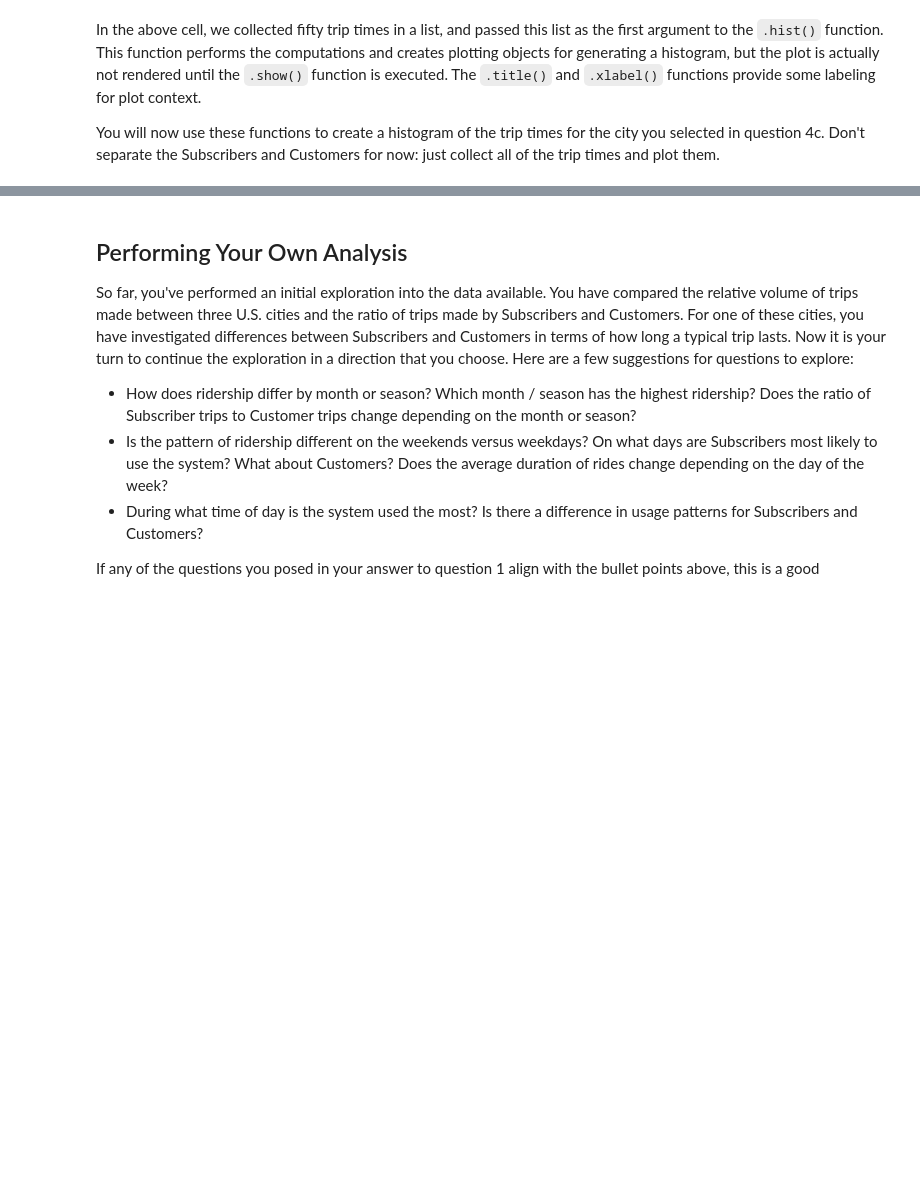
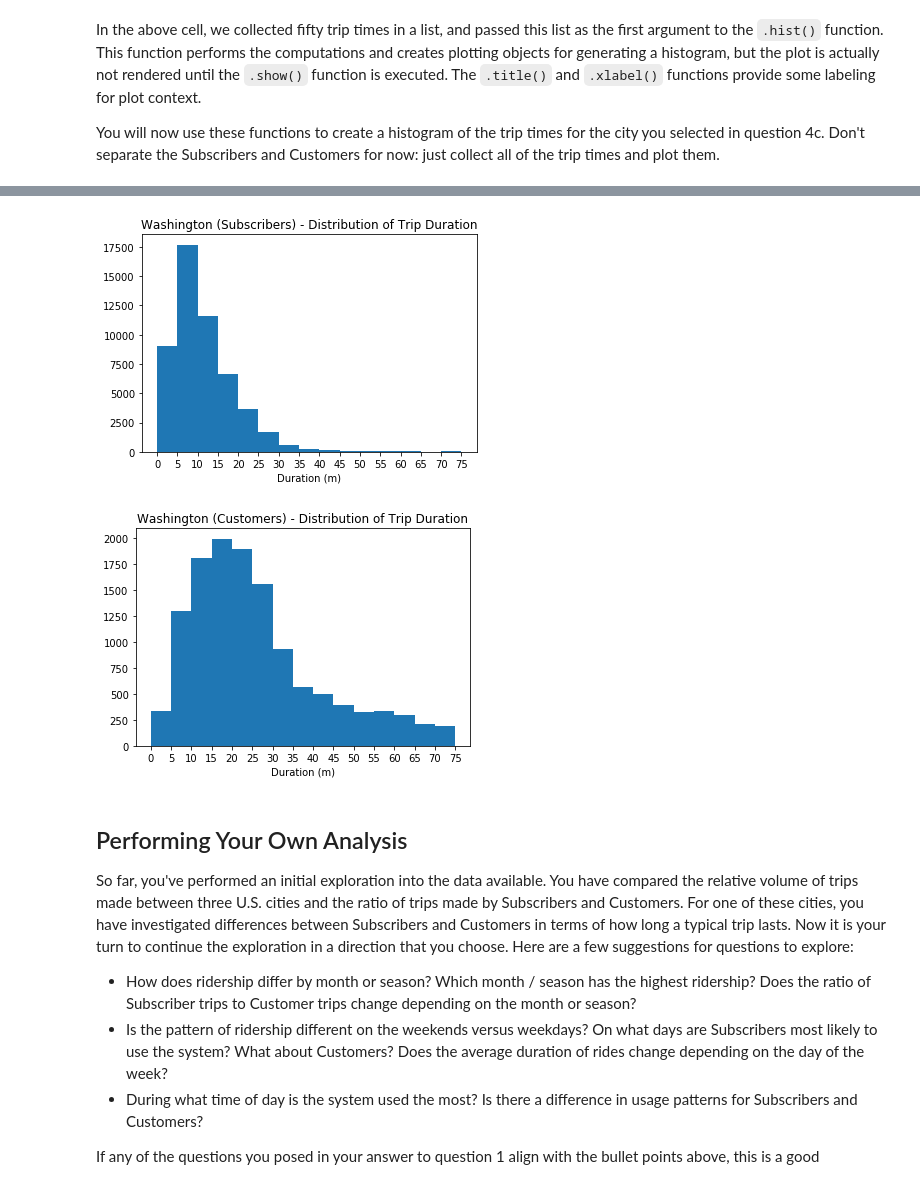
Before and after one commit to kennyklee/bike-share-analysis, a Jupyter notebook: Bike_Share_Analysis.ipynb, the cells around one changed output, grey strips where cells are left out. Cells and saved outputs as stored; diff of their text form; code cells hidden in the pictures; blank space fills up the shorter version.

Commit message:
Question 5

```diff
--- a/Bike_Share_Analysis.ipynb
+++ b/Bike_Share_Analysis.ipynb
@@ -553,3 +634,39 @@ If you followed the use of the `.hist()` and `.show()` functions exactly like in
+# %%
+## Use this and additional cells to answer Question 5. ##
+# Add limits to the plots so that only trips of duration less than 75 minutes are plotted.
+# As a bonus, set the plots up so that bars are in five-minute wide intervals.
+def list_by_x(max, count):
+    output = []
+    num = 0
+    while num <= max:
+        output.append(num)
+        num += count
+    return output
+
+avg_trip_sub = []
+
+for datum in data_file:
+    avg_trip_sub += retrieve_fileColumn_to_list(data_file[datum], datum, 'duration', 'Subscriber')
+
+plt.hist(avg_trip_sub, range=(0,75), bins=15) # 5 minute interval (75 / 5 = 15 intervals)
+plt.xticks(list_by_x(75, 5))
+plt.title('Washington (Subscribers) - Distribution of Trip Duration')
+plt.xlabel('Duration (m)')
+plt.show()
+
+avg_trip_cust = []
+
+for datum in data_file:
+    avg_trip_cust += retrieve_fileColumn_to_list(data_file[datum], datum, 'duration', 'Customer')
+
+plt.hist(avg_trip_cust, range=(0,75), bins=15) # 5 minute interval (75 / 5 = 15 intervals)
+plt.xticks(list_by_x(75, 5))
+plt.title('Washington (Customers) - Distribution of Trip Duration')
+plt.xlabel('Duration (m)')
+plt.show()
+# %% [output]
+[figure, added]
+[figure, added]
 # %% [markdown]
 <a id='eda_continued'></a>
 ## Performing Your Own Analysis
```
Also changed, not shown: parts of 8 cells of this notebook.
